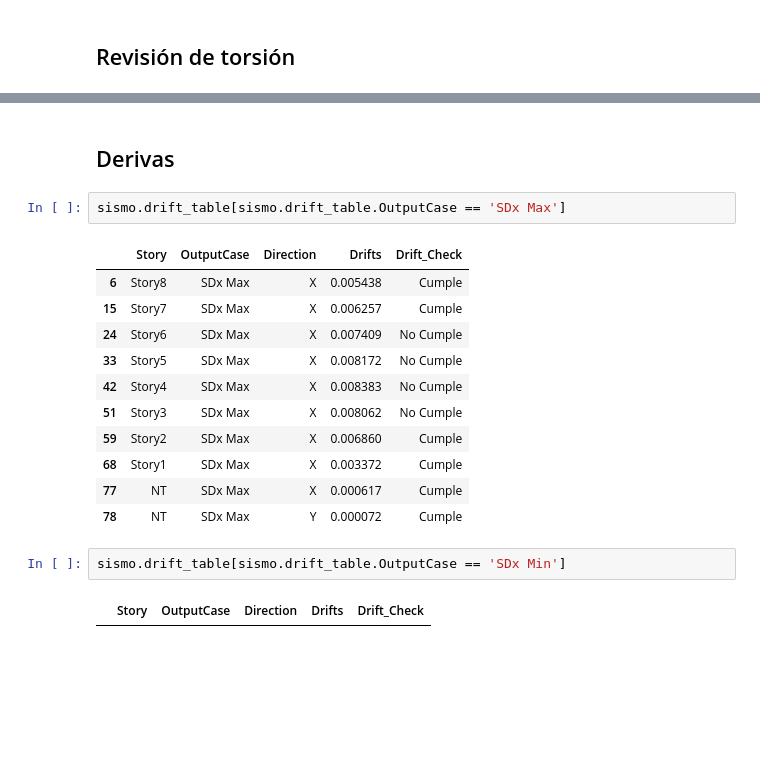
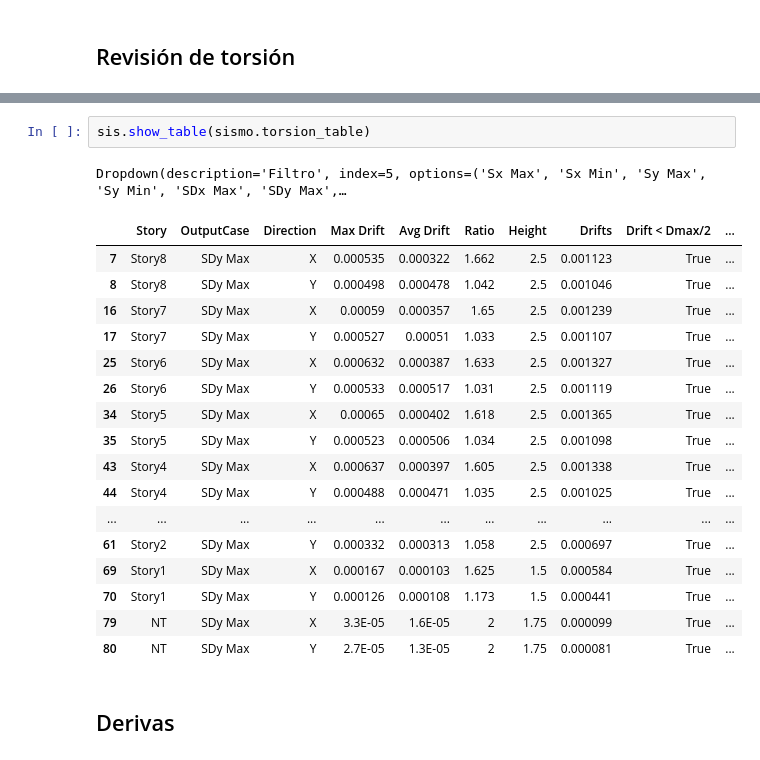
Before and after one commit to skyzizars/automatizacion_estructural, a Jupyter notebook: sismo_e030/sismo_etabs.ipynb, the cells around one changed output, grey strips where cells are left out. Drawn from its saved outputs; the diff is of its cells as text; blank space fills up the shorter version.

```diff
--- a/sismo_e030/sismo_etabs.ipynb
+++ b/sismo_e030/sismo_etabs.ipynb
@@ -260,20 +124,23 @@ sismo.torsion_table[sismo.torsion_table.OutputCase == 'Sy Min']
+# %%
+sis.show_table(sismo.torsion_table)
+# %% [output]
+Dropdown(description='Filtro', index=5, options=('Sx Max', 'Sx Min', 'Sy Max', 'Sy Min', 'SDx Max', 'SDy Max',…
+|  | Story | OutputCase | Direction | Max Drift | Avg Drift | Ratio | Height | Drifts | Drift < Dmax/2 | ... |
+| 7 | Story8 | SDy Max | X | 0.000535 | 0.000322 | 1.662 | 2.5 | 0.001123 | True | ... |
+| 8 | Story8 | SDy Max | Y | 0.000498 | 0.000478 | 1.042 | 2.5 | 0.001046 | True | ... |
+| 16 | Story7 | SDy Max | X | 0.00059 | 0.000357 | 1.65 | 2.5 | 0.001239 | True | ... |
+| 17 | Story7 | SDy Max | Y | 0.000527 | 0.00051 | 1.033 | 2.5 | 0.001107 | True | ... |
+| 25 | Story6 | SDy Max | X | 0.000632 | 0.000387 | 1.633 | 2.5 | 0.001327 | True | ... |
+| 26 | Story6 | SDy Max | Y | 0.000533 | 0.000517 | 1.031 | 2.5 | 0.001119 | True | ... |
+| 34 | Story5 | SDy Max | X | 0.00065 | 0.000402 | 1.618 | 2.5 | 0.001365 | True | ... |
+| 35 | Story5 | SDy Max | Y | 0.000523 | 0.000506 | 1.034 | 2.5 | 0.001098 | True | ... |
+| 43 | Story4 | SDy Max | X | 0.000637 | 0.000397 | 1.605 | 2.5 | 0.001338 | True | ... |
+| 44 | Story4 | SDy Max | Y | 0.000488 | 0.000471 | 1.035 | 2.5 | 0.001025 | True | ... |
+| ... | ... | ... | ... | ... | ... | ... | ... | ... | ... | ... |
+| 61 | Story2 | SDy Max | Y | 0.000332 | 0.000313 | 1.058 | 2.5 | 0.000697 | True | ... |
+| 69 | Story1 | SDy Max | X | 0.000167 | 0.000103 | 1.625 | 1.5 | 0.000584 | True | ... |
+| 70 | Story1 | SDy Max | Y | 0.000126 | 0.000108 | 1.173 | 1.5 | 0.000441 | True | ... |
+| 79 | NT | SDy Max | X | 3.3E-05 | 1.6E-05 | 2 | 1.75 | 0.000099 | True | ... |
+| 80 | NT | SDy Max | Y | 2.7E-05 | 1.3E-05 | 2 | 1.75 | 0.000081 | True | ... |
 # %% [markdown]
 ## Derivas
-# %%
-sismo.drift_table[sismo.drift_table.OutputCase == 'SDx Max']
-# %% [output]
-|  | Story | OutputCase | Direction | Drifts | Drift_Check |
-| 6 | Story8 | SDx Max | X | 0.005438 | Cumple |
-| 15 | Story7 | SDx Max | X | 0.006257 | Cumple |
-| 24 | Story6 | SDx Max | X | 0.007409 | No Cumple |
-| 33 | Story5 | SDx Max | X | 0.008172 | No Cumple |
-| 42 | Story4 | SDx Max | X | 0.008383 | No Cumple |
-| 51 | Story3 | SDx Max | X | 0.008062 | No Cumple |
-| 59 | Story2 | SDx Max | X | 0.006860 | Cumple |
-| 68 | Story1 | SDx Max | X | 0.003372 | Cumple |
-| 77 | NT | SDx Max | X | 0.000617 | Cumple |
-| 78 | NT | SDx Max | Y | 0.000072 | Cumple |
-# %%
-sismo.drift_table[sismo.drift_table.OutputCase == 'SDx Min']
-# %% [output]
-|  | Story | OutputCase | Direction | Drifts | Drift_Check |
```
Also changed, not shown: parts of 49 cells of this notebook, 30 other files.
